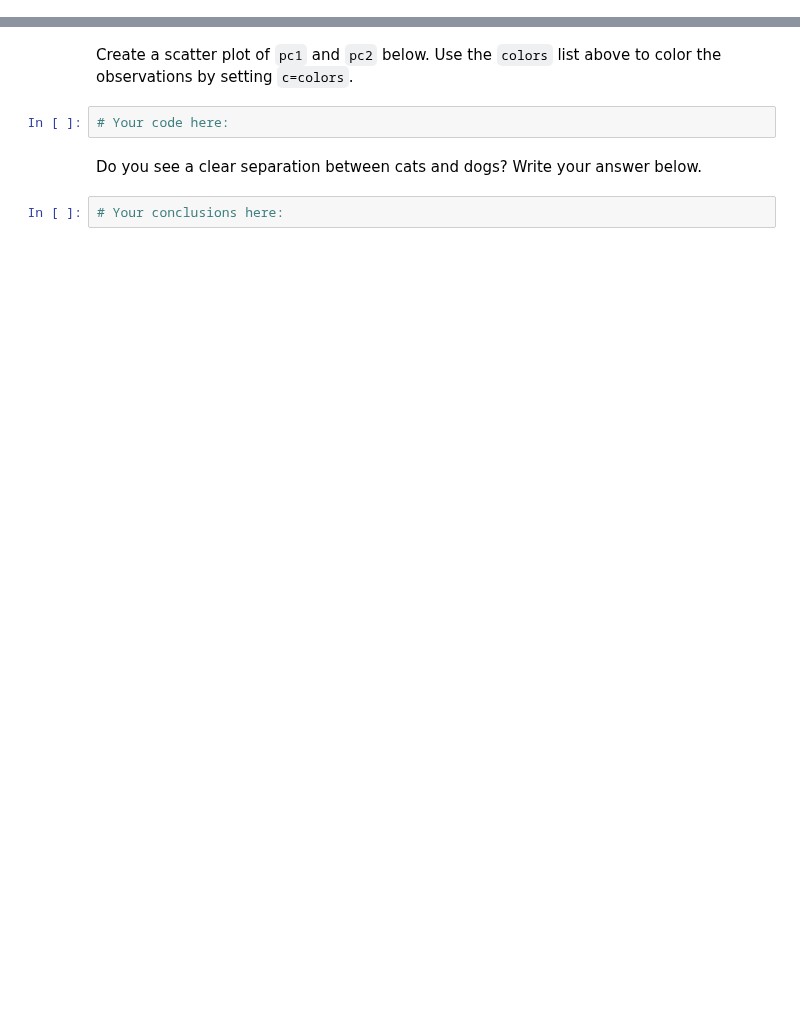
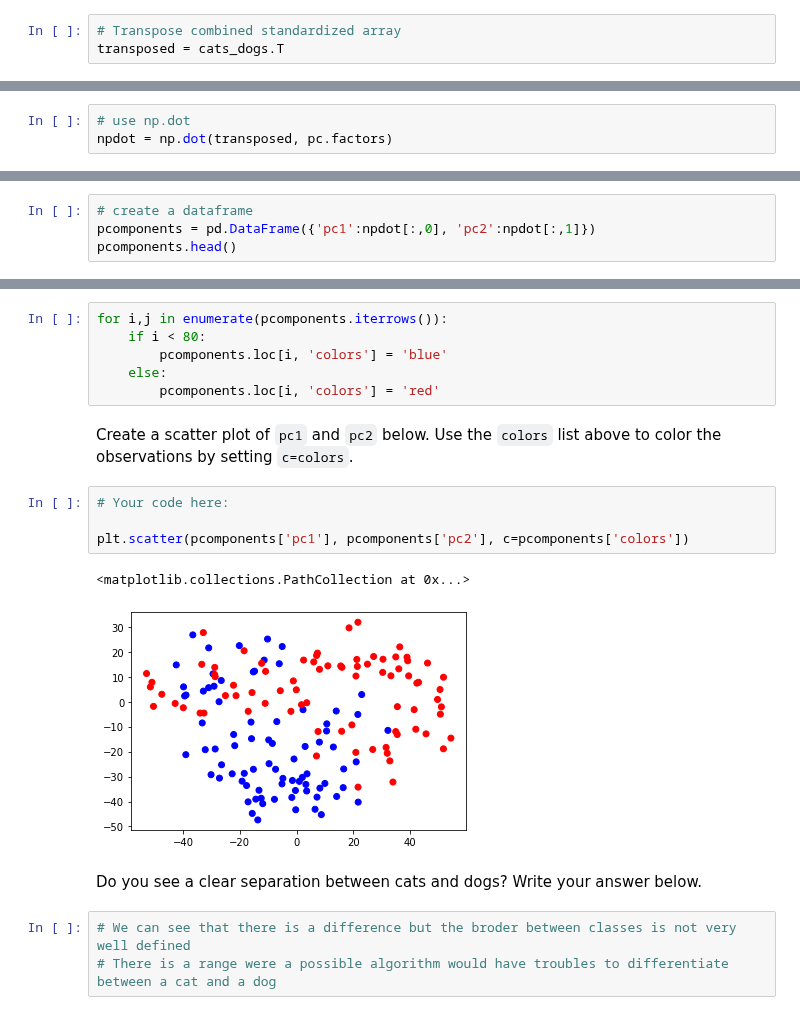
Before and after one commit to ta-datapt-bcn/lab-pca, a Jupyter notebook: your-code/main.ipynb, the cells around one changed output, grey strips where cells are left out. Saved outputs shown, nothing was run; the diff lists cells and outputs as text; blank space fills up the shorter version.

```diff
--- a/your-code/main.ipynb
+++ b/your-code/main.ipynb
@@ -78,2 +128,5 @@ Use `numpy` to find to transpose the standardized pet array. This will help us c
+# %%
+# Transpose combined standardized array
+transposed = cats_dogs.T
 # %% [markdown]
 Find the dot product of the transposed standardized pet matrix and the `factors` of the `PCA` model found above. This will be the projection onto 2 dimensions. This means that each cat and dog image will now only have two columns instead of 4096.
@@ -82,3 +133,6 @@ Find the dot product of the transposed standardized pet matrix and the `factors`
+# %%
+# use np.dot
+npdot = np.dot(transposed, pc.factors)
 # %% [markdown]
 # Challenge 3 - Plotting the Data
 
@@ -89,0 +142,4 @@ In the cell below, turn the two dimensional projection into a pandas dataframe a
+# %%
+# create a dataframe
+pcomponents = pd.DataFrame({'pc1':npdot[:,0], 'pc2':npdot[:,1]})
+pcomponents.head()
@@ -94,8 +155,20 @@ Create a labels list. This list will be of size 160. The first 80 elements in th
+# %%
+for i,j in enumerate(pcomponents.iterrows()):
+    if i < 80:
+        pcomponents.loc[i, 'colors'] = 'blue'
+    else:
+        pcomponents.loc[i, 'colors'] = 'red'
 # %% [markdown]
 Create a scatter plot of `pc1` and `pc2` below. Use the `colors` list above to color the observations by setting `c=colors`.
 # %%
 # Your code here:
+
+plt.scatter(pcomponents['pc1'], pcomponents['pc2'], c=pcomponents['colors'])
+# %% [output]
+<matplotlib.collections.PathCollection at 0x...>
+[figure, added]
 # %% [markdown]
 Do you see a clear separation between cats and dogs? Write your answer below.
-# %%
-# Your conclusions here:
+# %%
+# We can see that there is a difference but the broder between classes is not very well defined
+# There is a range were a possible algorithm would have troubles to differentiate between a cat and a dog
```
Also changed, not shown: parts of 21 cells of this notebook.
